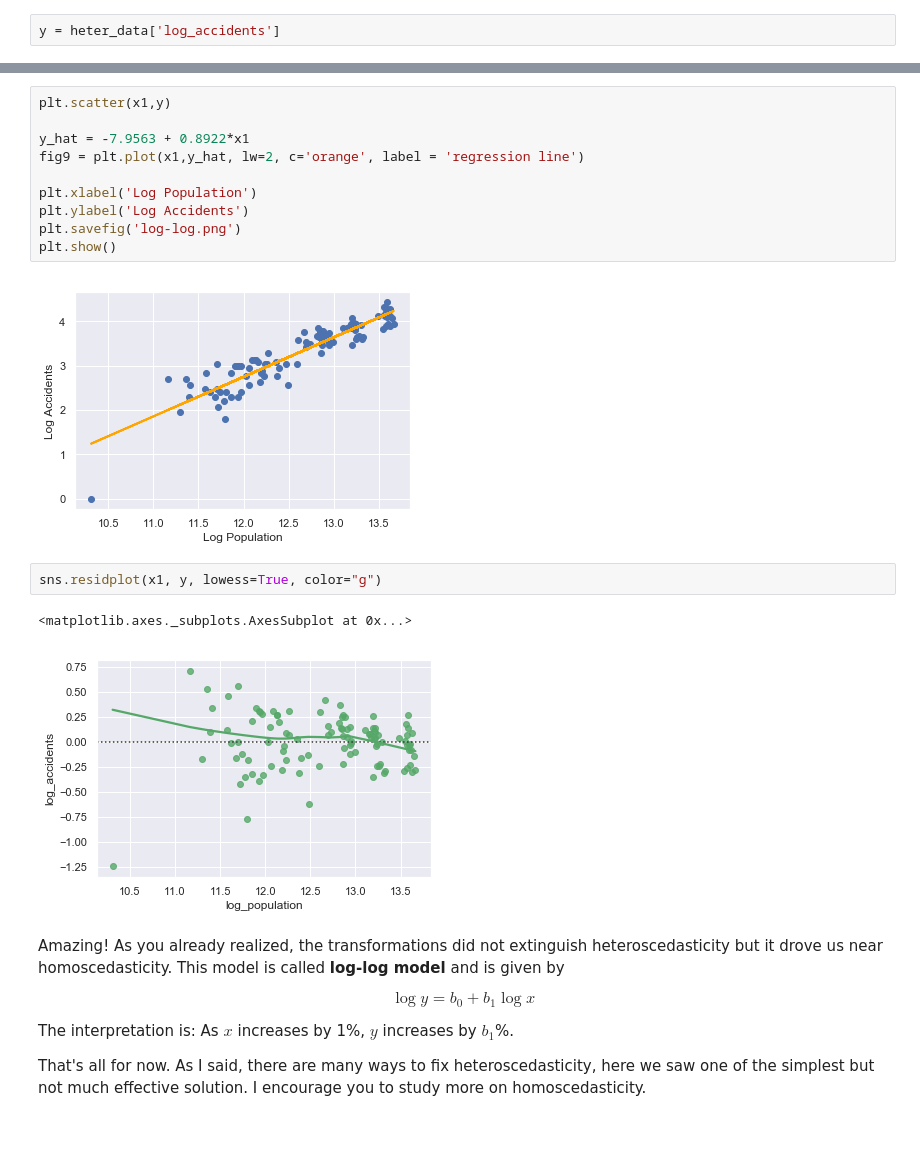
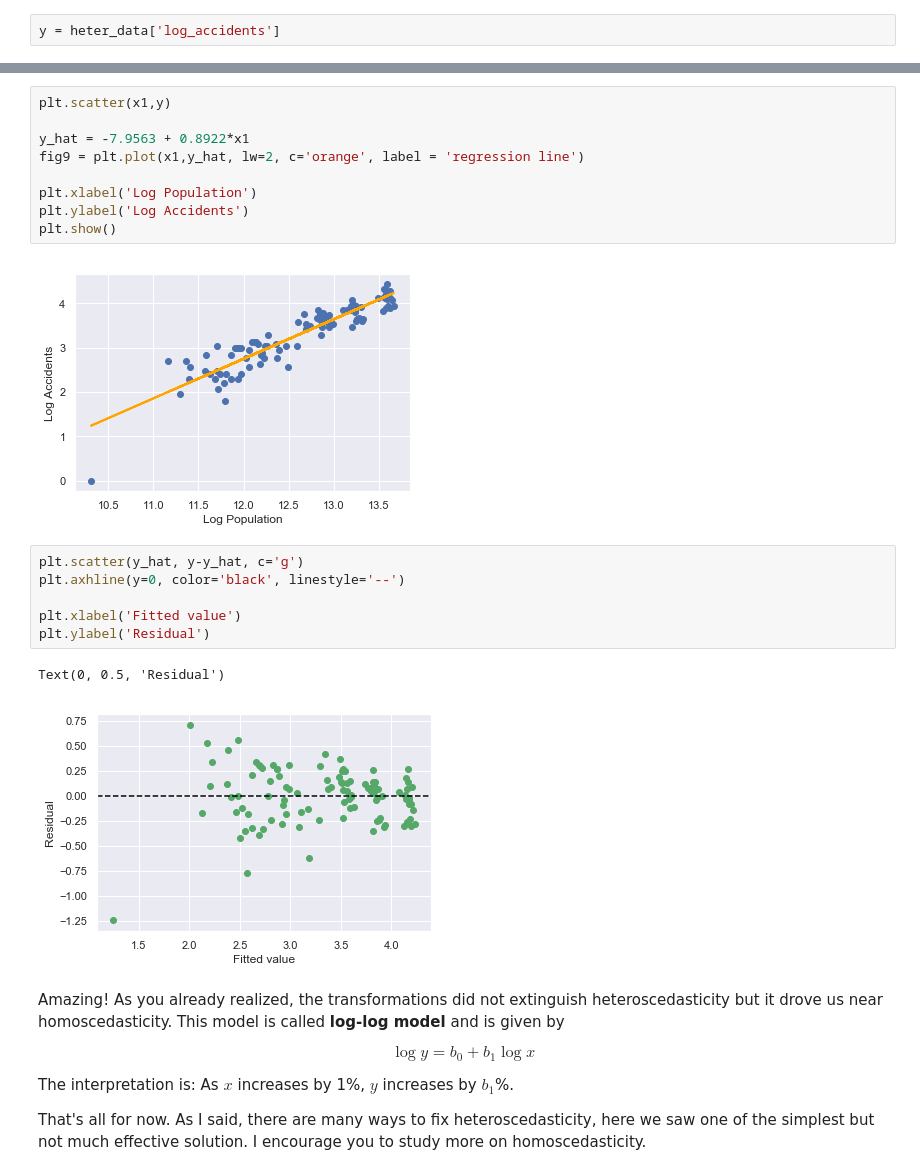
Before and after one commit to alexandrehsd/regression-analysis, a Jupyter notebook: Simple and Multiple Linear Regression.ipynb, the cells around one changed output, grey strips where cells are left out. Cells and saved outputs as stored; diff of their text form; blank space fills up the shorter version.

```diff
--- a/Simple and Multiple Linear Regression.ipynb
+++ b/Simple and Multiple Linear Regression.ipynb
@@ -538,15 +551,18 @@ fig9 = plt.plot(x1,y_hat, lw=2, c='orange', label = 'regression line')
 
 plt.xlabel('Log Population')
 plt.ylabel('Log Accidents')
-plt.savefig('log-log.png')
 plt.show()
 # %% [output]
 [figure]
-# %%
-sns.residplot(x1, y, lowess=True, color="g")
-# %% [output]
-<matplotlib.axes._subplots.AxesSubplot at 0x...>
-[figure, removed]
+# %%
+plt.scatter(y_hat, y-y_hat, c='g')
+plt.axhline(y=0, color='black', linestyle='--')
+
+plt.xlabel('Fitted value')
+plt.ylabel('Residual')
+# %% [output]
+Text(0, 0.5, 'Residual')
+[figure, added]
 # %% [markdown]
 Amazing! As you already realized, the transformations did not extinguish heteroscedasticity but it drove us near homoscedasticity. This model is called **log-log model** and is given by
 
```
Also changed, not shown: parts of 17 cells of this notebook.
